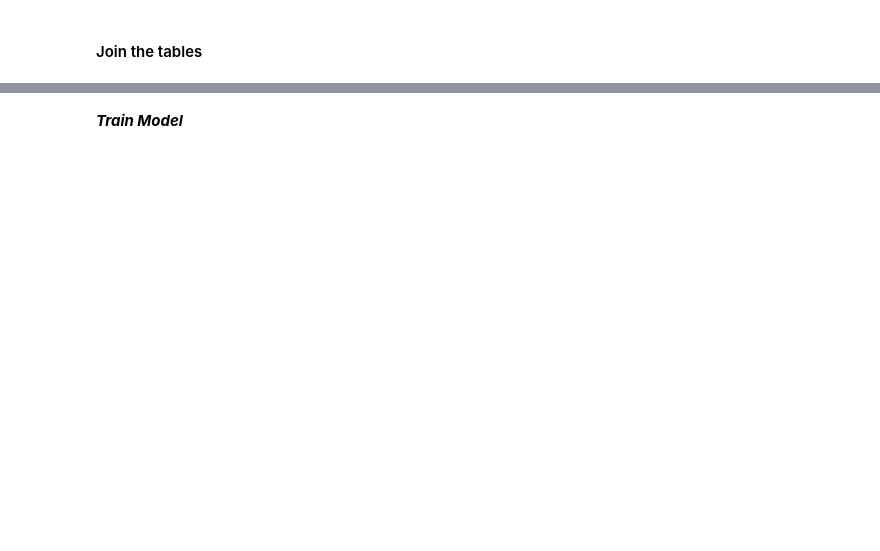
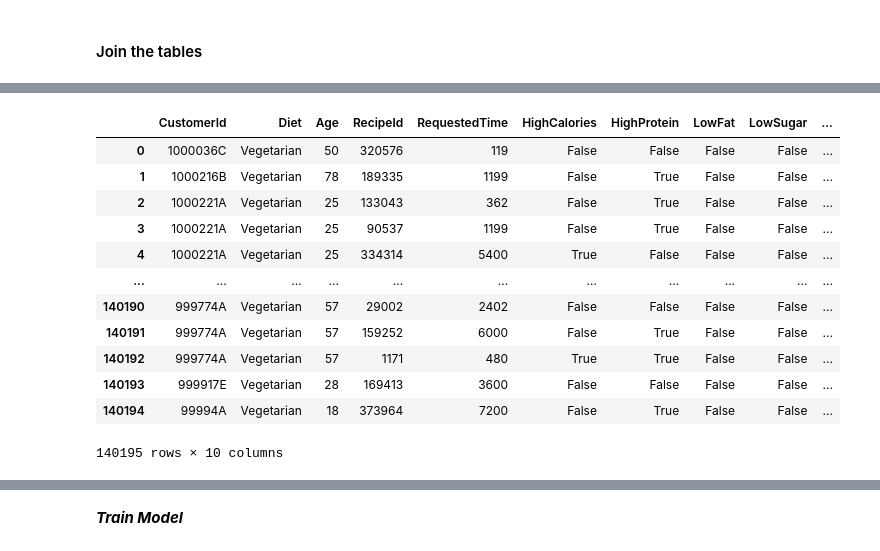
Before and after one commit to MittmannM/AnalyticsCupTUM, a Jupyter notebook: AC.ipynb, the cells around one changed output, grey strips where cells are left out. Cells and saved outputs as stored; diff of their text form; code cells hidden in the pictures; blank space fills up the shorter version.

```diff
--- a/AC.ipynb
+++ b/AC.ipynb
@@ -174,14 +186,0 @@ Name: count, dtype: int64
-# %%
-#TODO: how to handle negative time values? -> here: take the total time value from recipes by recipeId!
-request_with_recipe = pd.merge(requests_csv, recipes_csv, on="RecipeId", how="left")
-request_with_recipe['Time'] = np.where(request_with_recipe['Time'] < 0, request_with_recipe['TotalTimeNeeded'], request_with_recipe['Time'])
-request_with_recipe['Time'] = request_with_recipe['Time'].round().astype('int')
-request_with_recipe.rename(columns={'Time':'MaxTime'}, inplace=True)
-requests_csv = request_with_recipe[['CustomerId', 'RecipeId', 'MaxTime', 'HighCalories','HighProtein', 'LowFat', 'LowSugar', 'HighFiber']]
-
-#merge diet + review
-review_with_diet = pd.merge(reviews_csv, diet_csv, on="CustomerId", how="inner") # 97381 entries
-#merge diet + review + request
-review_diet_with_request = pd.merge(review_with_diet, requests_csv, on=["CustomerId", "RecipeId"], how="inner") # 97381 entries
-
-review_diet_request_with_recipe = pd.merge(review_diet_with_request, recipes_csv, on=["RecipeId"], how="inner") # 97381 entries
@@ -196,0 +203,18 @@ Reshape your data either using array.reshape(-1, 1) if your data has a single fe
+# %%
+# merge diet + request
+request_with_diet = pd.merge(diet_csv, requests_csv, how="inner", on="CustomerId")
+request_with_diet
+# %% [output]
+|  | CustomerId | Diet | Age | RecipeId | RequestedTime | HighCalories | HighProtein | LowFat | LowSugar | ... |
+| 0 | 1000036C | Vegetarian | 50 | 320576 | 119 | False | False | False | False | ... |
+| 1 | 1000216B | Vegetarian | 78 | 189335 | 1199 | False | True | False | False | ... |
+| 2 | 1000221A | Vegetarian | 25 | 133043 | 362 | False | True | False | False | ... |
+| 3 | 1000221A | Vegetarian | 25 | 90537 | 1199 | False | True | False | False | ... |
+| 4 | 1000221A | Vegetarian | 25 | 334314 | 5400 | True | False | False | False | ... |
+| ... | ... | ... | ... | ... | ... | ... | ... | ... | ... | ... |
+| 140190 | 999774A | Vegetarian | 57 | 29002 | 2402 | False | False | False | False | ... |
+| 140191 | 999774A | Vegetarian | 57 | 159252 | 6000 | False | True | False | False | ... |
+| 140192 | 999774A | Vegetarian | 57 | 1171 | 480 | True | True | False | False | ... |
+| 140193 | 999917E | Vegetarian | 28 | 169413 | 3600 | False | False | False | False | ... |
+| 140194 | 99994A | Vegetarian | 18 | 373964 | 7200 | False | True | False | False | ... |
+140195 rows × 10 columns
```
Also changed, not shown: parts of 14 cells of this notebook.
